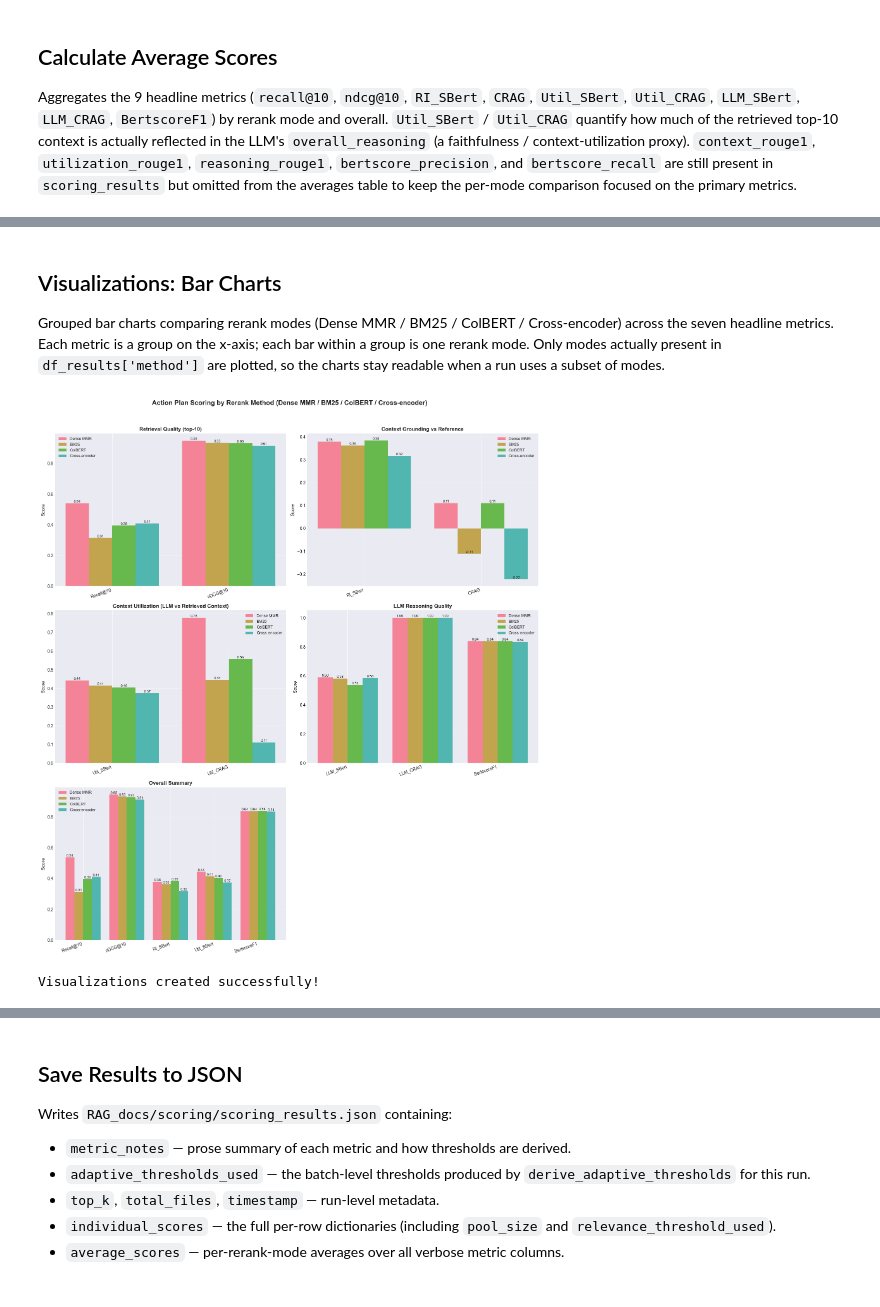
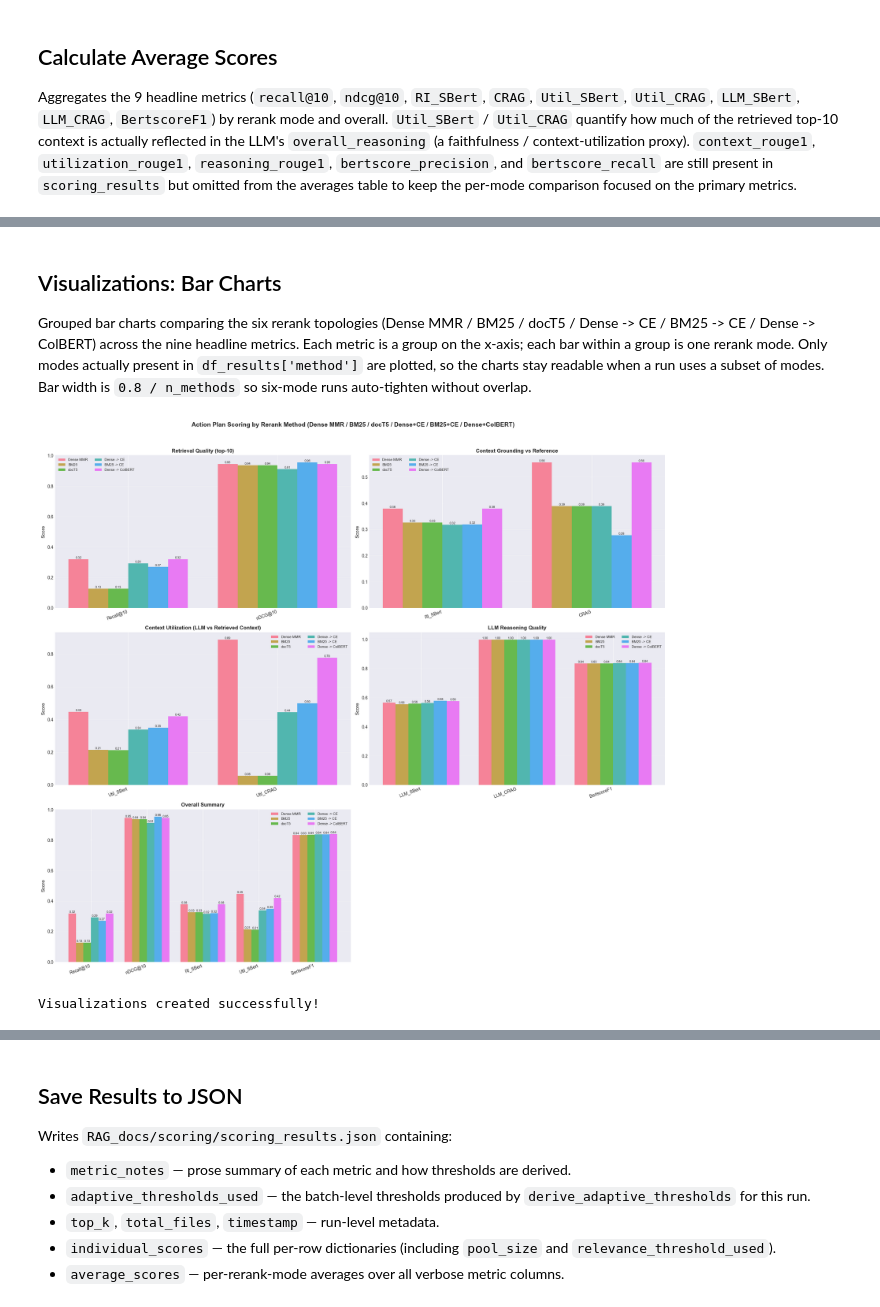
Before and after one commit to NasheetK/VFL-RAG, a Jupyter notebook: Score.ipynb, the cells around one changed output, grey strips where cells are left out. Saved outputs shown, nothing was run; the diff lists cells and outputs as text; code cells hidden in the pictures.

```diff
--- a/Score.ipynb
+++ b/Score.ipynb
@@ -910,7 +929,14 @@ if not df_results.empty:
     # Per-attack-class by-method breakdown: one table per attack class,
     # structured identically to the global "Average Scores by Rerank Mode".
     method_order = [
-        m for m in ["none", "bm25", "crossencoder", "colbert"]
+        m for m in [
+            "none",
+            "bm25",
+            "doct5query",
+            "crossencoder",
+            "bm25_crossencoder",
+            "colbert",
+        ]
         if m in df_results["method"].unique()
     ]
     extra_methods = sorted(set(df_results["method"].unique()) - set(method_order))
@@ -957,7 +983,7 @@ colbert          0.3889   0.9113    0.4117   1.0      0.4825        1.0     0.53
 # %% [markdown]
 ## Visualizations: Bar Charts
 
-Grouped bar charts comparing rerank modes (Dense MMR / BM25 / ColBERT / Cross-encoder) across the seven headline metrics. Each metric is a group on the x-axis; each bar within a group is one rerank mode. Only modes actually present in `df_results['method']` are plotted, so the charts stay readable when a run uses a subset of modes.
+Grouped bar charts comparing the six rerank topologies (Dense MMR / BM25 / docT5 / Dense -> CE / BM25 -> CE / Dense -> ColBERT) across the nine headline metrics. Each metric is a group on the x-axis; each bar within a group is one rerank mode. Only modes actually present in `df_results['method']` are plotted, so the charts stay readable when a run uses a subset of modes. Bar width is `0.8 / n_methods` so six-mode runs auto-tighten without overlap.
 # %%
 # Set up plotting style
 try:
@@ -974,10 +1000,22 @@ if not df_results.empty and len(df_results) > 0:
     method_display = {
         "none": "Dense MMR",
         "bm25": "BM25",
-        "colbert": "ColBERT",
-        "crossencoder": "Cross-encoder",
+        "doct5query": "docT5",
+        "crossencoder": "Dense -> CE",
+        "bm25_crossencoder": "BM25 -> CE",
+        "colbert": "Dense -> ColBERT",
     }
-    method_order = [m for m in ["none", "bm25", "colbert", "crossencoder"] if m in df_results["method"].unique()]
+    method_order = [
+        m for m in [
+            "none",
+            "bm25",
+            "doct5query",
+            "crossencoder",
+            "bm25_crossencoder",
+            "colbert",
+        ]
+        if m in df_results["method"].unique()
+    ]
 
     if not method_order:
         print("No known rerank methods found in df_results['method'].")
@@ -1013,19 +1051,20 @@ if not df_results.empty and len(df_results) > 0:
                             f"{v:.2f}",
                             ha="center",
                             va="bottom",
-                            fontsize=8,
+                            fontsize=7,
                         )
             ax.set_xticks(x)
             ax.set_xticklabels(metric_labels, rotation=20, ha="right")
             ax.set_ylabel("Score", fontsize=11)
             ax.set_title(title, fontsize=12, fontweight="bold")
-            ax.legend(fontsize=9)
+            ax.legend(fontsize=8, ncol=2)
             ax.grid(axis="y", alpha=0.3)
 
-        fig, axes = plt.subplots(3, 2, figsize=(16, 18))
+        fig, axes = plt.subplots(3, 2, figsize=(20, 18))
         fig.suptitle(
-            "Action Plan Scoring by Rerank Method (Dense MMR / BM25 / ColBERT / Cross-encoder)",
-            fontsize=15,
+            "Action Plan Scoring by Rerank Method "
+            "(Dense MMR / BM25 / docT5 / Dense+CE / BM25+CE / Dense+ColBERT)",
+            fontsize=14,
             fontweight="bold",
         )
 
@@ -1047,34 +1086,34 @@ if not df_results.empty and len(df_results) > 0:
             ["Util_SBert", "Util_CRAG"],
             "Context Utilization (LLM vs Retrieved Context)",
         )
         _grouped_bar(
             axes[1, 1],
             ["reasoning_sbert_cosine", "reasoning_crag_proxy", "bertscore_f1"],
             ["LLM_SBert", "LLM_CRAG", "BertscoreF1"],
             "LLM Reasoning Quality",
         )
         _grouped_bar(
             axes[2, 0],
             [
                 "recall_at_10",
                 "ndcg_at_10",
                 "context_sbert_cosine",
                 "utilization_sbert_cosine",
                 "bertscore_f1",
             ],
             ["Recall@10", "nDCG@10", "RI_SBert", "Util_SBert", "BertscoreF1"],
             "Overall Summary",
         )
         axes[2, 1].set_visible(False)
 
         plt.tight_layout(rect=(0, 0, 1, 0.96))
         plt.show()
 
         print("\nVisualizations created successfully!")
 else:
     print("No data available for visualization!")
 # %% [output]
-[figure, old version]
+[figure, new version]
 Visualizations created successfully!
 # %%
 # Display individual file scores
```
Also changed, not shown: parts of 15 cells of this notebook, 33 other files.
